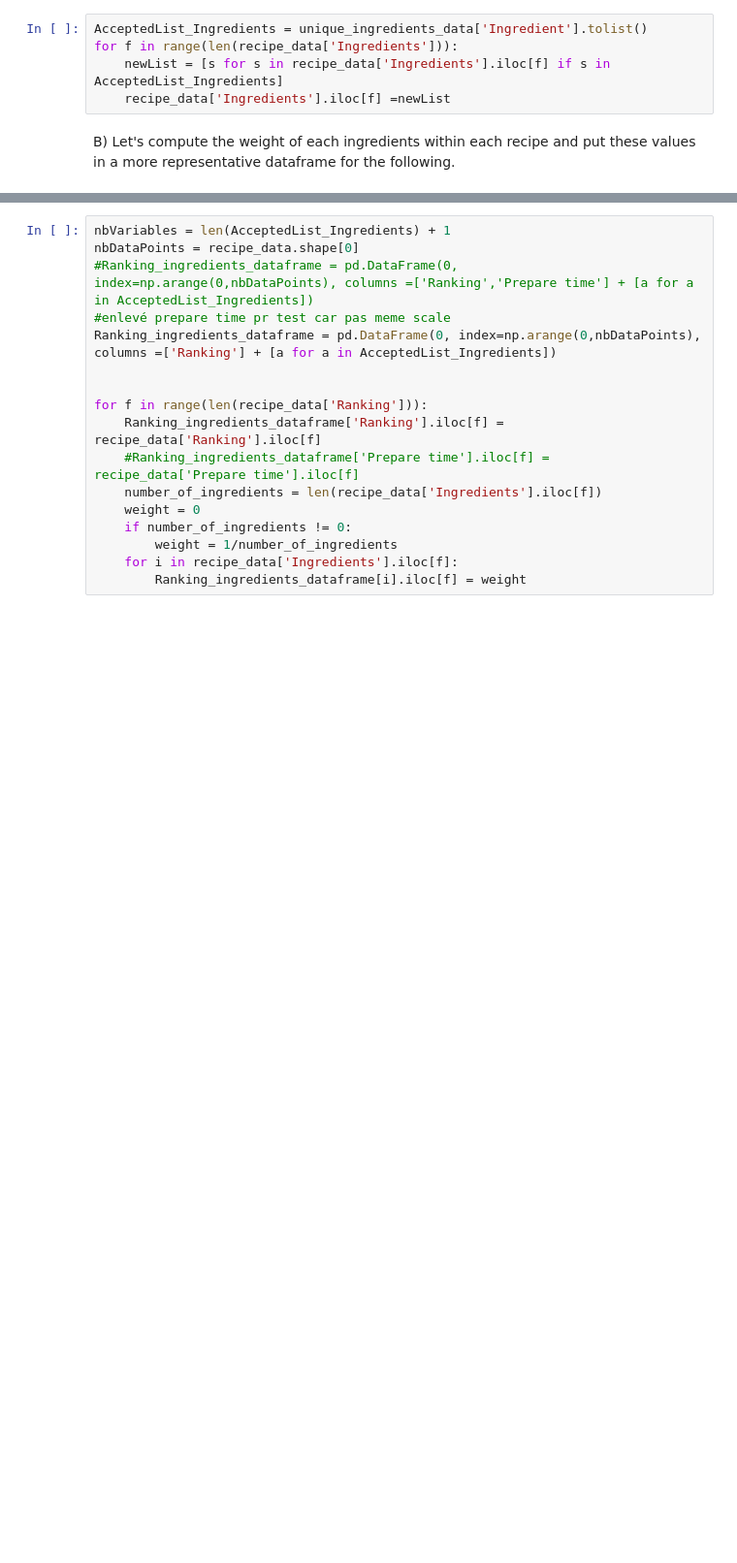
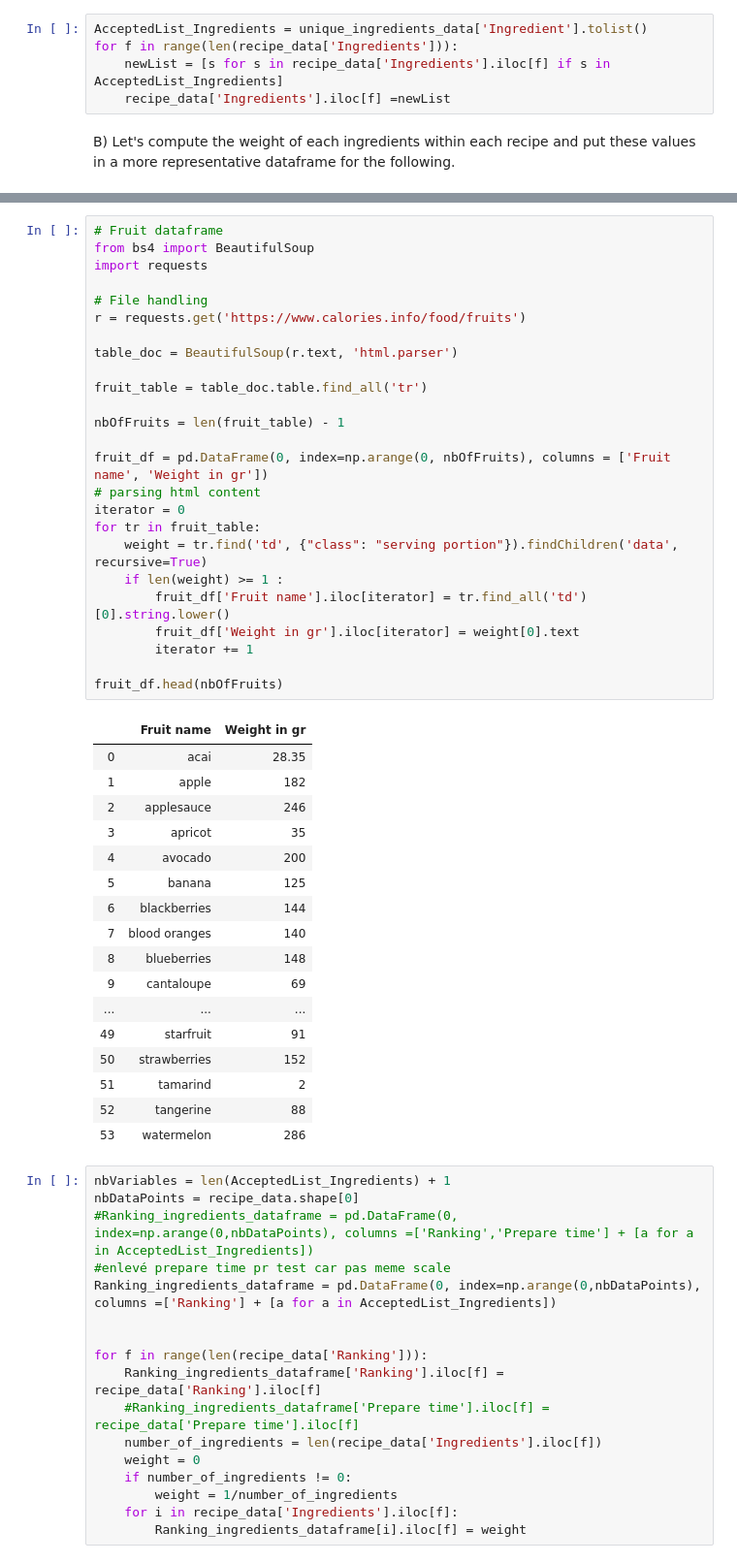
Before and after one commit to lautenba/ADA_pADAwan_Project, a Jupyter notebook: project.ipynb, the cells around one changed output, grey strips where cells are left out. Shown: that part at 97% size. Drawn from its saved outputs; the diff is of its cells as text; blank space fills up the shorter version.

```diff
--- a/project.ipynb
+++ b/project.ipynb
@@ -417,3 +569,46 @@ B) Let's compute the weight of each ingredients within each recipe and put these
+# %%
+# Fruit dataframe
+from bs4 import BeautifulSoup
+import requests
+
+# File handling
+r = requests.get('https://www.calories.info/food/fruits')
+
+table_doc = BeautifulSoup(r.text, 'html.parser')
+
+fruit_table = table_doc.table.find_all('tr')
+
+nbOfFruits = len(fruit_table) - 1
+
+fruit_df = pd.DataFrame(0, index=np.arange(0, nbOfFruits), columns = ['Fruit name', 'Weight in gr'])
+# parsing html content
+iterator = 0
+for tr in fruit_table:
+    weight = tr.find('td', {"class": "serving portion"}).findChildren('data', recursive=True)
+    if len(weight) >= 1 :
+        fruit_df['Fruit name'].iloc[iterator] = tr.find_all('td')[0].string.lower()
+        fruit_df['Weight in gr'].iloc[iterator] = weight[0].text
+        iterator += 1
+
+fruit_df.head(nbOfFruits)
+# %% [output]
+|  | Fruit name | Weight in gr |
+| 0 | acai | 28.35 |
+| 1 | apple | 182 |
+| 2 | applesauce | 246 |
+| 3 | apricot | 35 |
+| 4 | avocado | 200 |
+| 5 | banana | 125 |
+| 6 | blackberries | 144 |
+| 7 | blood oranges | 140 |
+| 8 | blueberries | 148 |
+| 9 | cantaloupe | 69 |
+| ... | ... | ... |
+| 49 | starfruit | 91 |
+| 50 | strawberries | 152 |
+| 51 | tamarind | 2 |
+| 52 | tangerine | 88 |
+| 53 | watermelon | 286 |
 # %%
 nbVariables = len(AcceptedList_Ingredients) + 1
 nbDataPoints = recipe_data.shape[0]
```
Also changed, not shown: parts of 6 cells of this notebook, 4 other files.
